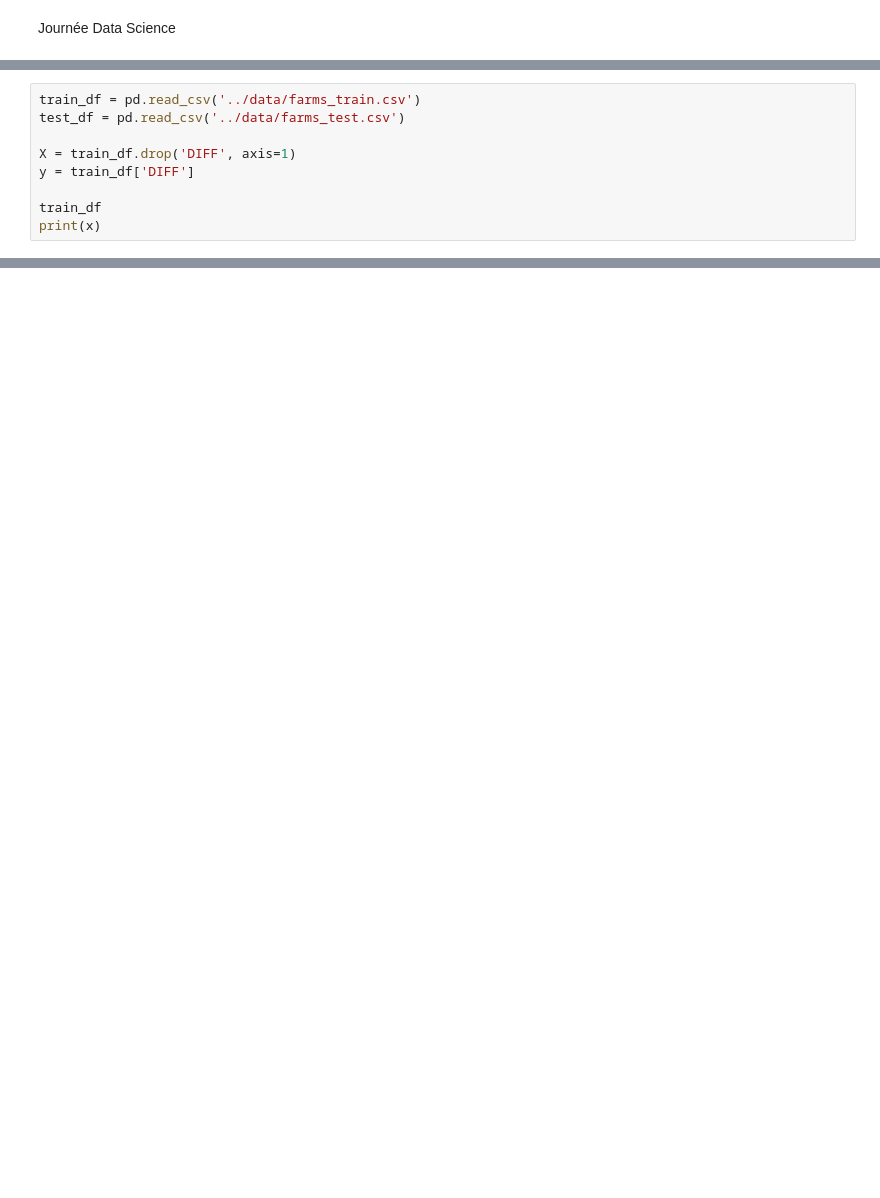
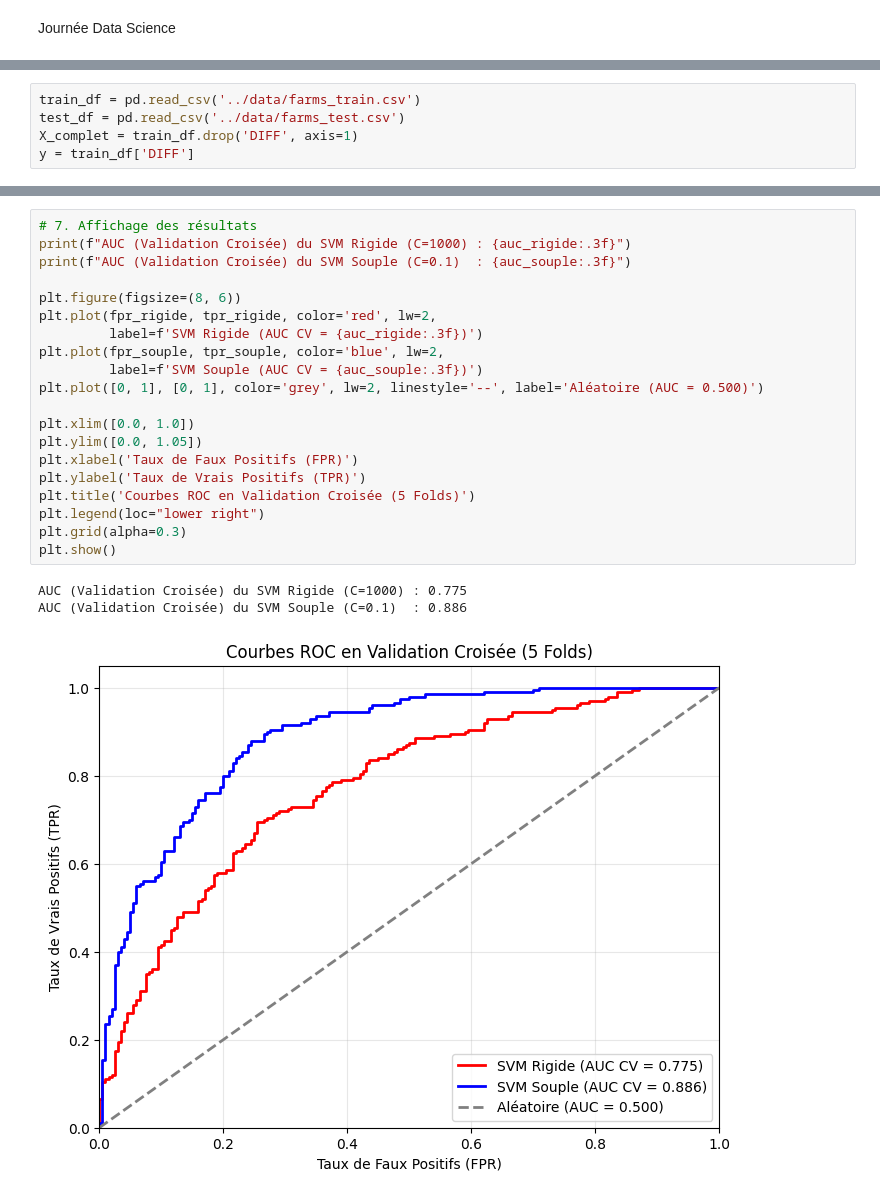
Before and after one commit to Anthony253400/Journee-DataScience, a Jupyter notebook: notebooks/SVM/notebook_svm.ipynb, the cells around one changed output, grey strips where cells are left out. Drawn from its saved outputs; the diff is of its cells as text; blank space fills up the shorter version.

```diff
--- a/notebooks/SVM/notebook_svm.ipynb
+++ b/notebooks/SVM/notebook_svm.ipynb
@@ -10,9 +15,5 @@ from sklearn.metrics import roc_curve, roc_auc_score
 # %%
 train_df = pd.read_csv('../data/farms_train.csv')
 test_df = pd.read_csv('../data/farms_test.csv')
-
-X = train_df.drop('DIFF', axis=1)
+X_complet = train_df.drop('DIFF', axis=1)
 y = train_df['DIFF']
-
-train_df
-print(x)
@@ -80,0 +42,24 @@ Fichier 'submission.csv' généré avec succès ! Vous
+# %%
+# 7. Affichage des résultats
+print(f"AUC (Validation Croisée) du SVM Rigide (C=1000) : {auc_rigide:.3f}")
+print(f"AUC (Validation Croisée) du SVM Souple (C=0.1)  : {auc_souple:.3f}")
+
+plt.figure(figsize=(8, 6))
+plt.plot(fpr_rigide, tpr_rigide, color='red', lw=2,
+         label=f'SVM Rigide (AUC CV = {auc_rigide:.3f})')
+plt.plot(fpr_souple, tpr_souple, color='blue', lw=2,
+         label=f'SVM Souple (AUC CV = {auc_souple:.3f})')
+plt.plot([0, 1], [0, 1], color='grey', lw=2, linestyle='--', label='Aléatoire (AUC = 0.500)')
+
+plt.xlim([0.0, 1.0])
+plt.ylim([0.0, 1.05])
+plt.xlabel('Taux de Faux Positifs (FPR)')
+plt.ylabel('Taux de Vrais Positifs (TPR)')
+plt.title('Courbes ROC en Validation Croisée (5 Folds)')
+plt.legend(loc="lower right")
+plt.grid(alpha=0.3)
+plt.show()
+# %% [output]
+AUC (Validation Croisée) du SVM Rigide (C=1000) : 0.775
+AUC (Validation Croisée) du SVM Souple (C=0.1)  : 0.886
+[figure, added]
```
Also changed, not shown: parts of 5 cells of this notebook, 9 other files.
